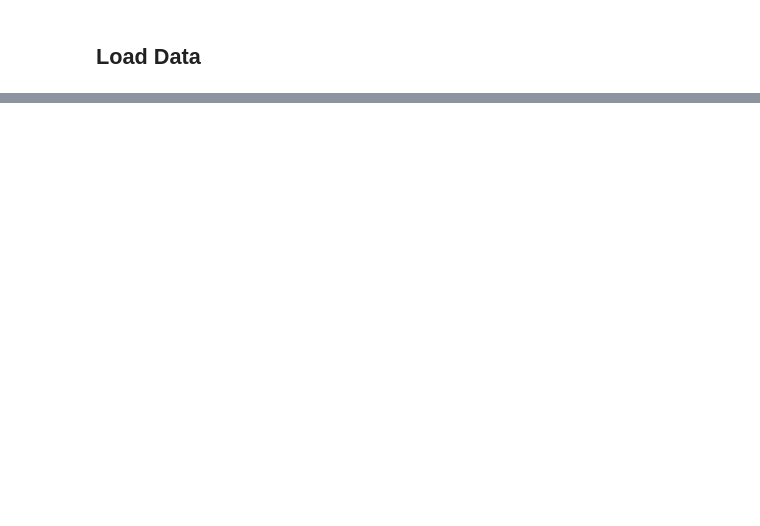
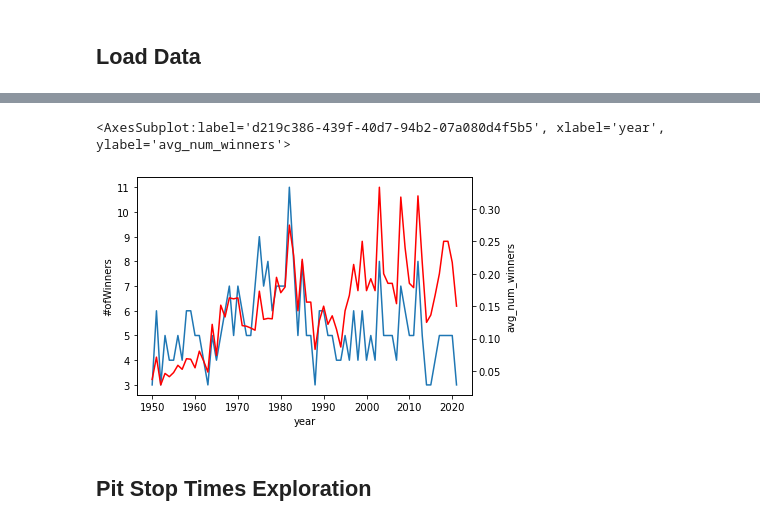
Before and after one commit to data301-2021-winter1/group16-project, a Jupyter notebook: notebooks/analysis2.ipynb, the cells around one changed output, grey strips where cells are left out. Saved outputs shown, nothing was run; the diff lists cells and outputs as text; code cells hidden in the pictures; blank space fills up the shorter version.

```diff
--- a/notebooks/analysis2.ipynb
+++ b/notebooks/analysis2.ipynb
@@ -24,0 +85,9 @@ status = pd.read_csv('../data/raw/status.csv')
+# %%
+sns.lineplot(x=race_winners['year'],y=race_winners['#ofWinners'])
+ax2 = plt.twinx()
+sns.lineplot(x=race_winners['year'],y=race_winners['avg_num_winners'], ax=ax2, color="r")
+# %% [output]
+<AxesSubplot:label='d219c386-439f-40d7-94b2-07a080d4f5b5', xlabel='year', ylabel='avg_num_winners'>
+[figure, added]
+# %% [markdown]
+## Pit Stop Times Exploration
```
Also changed, not shown: parts of 22 cells of this notebook.
